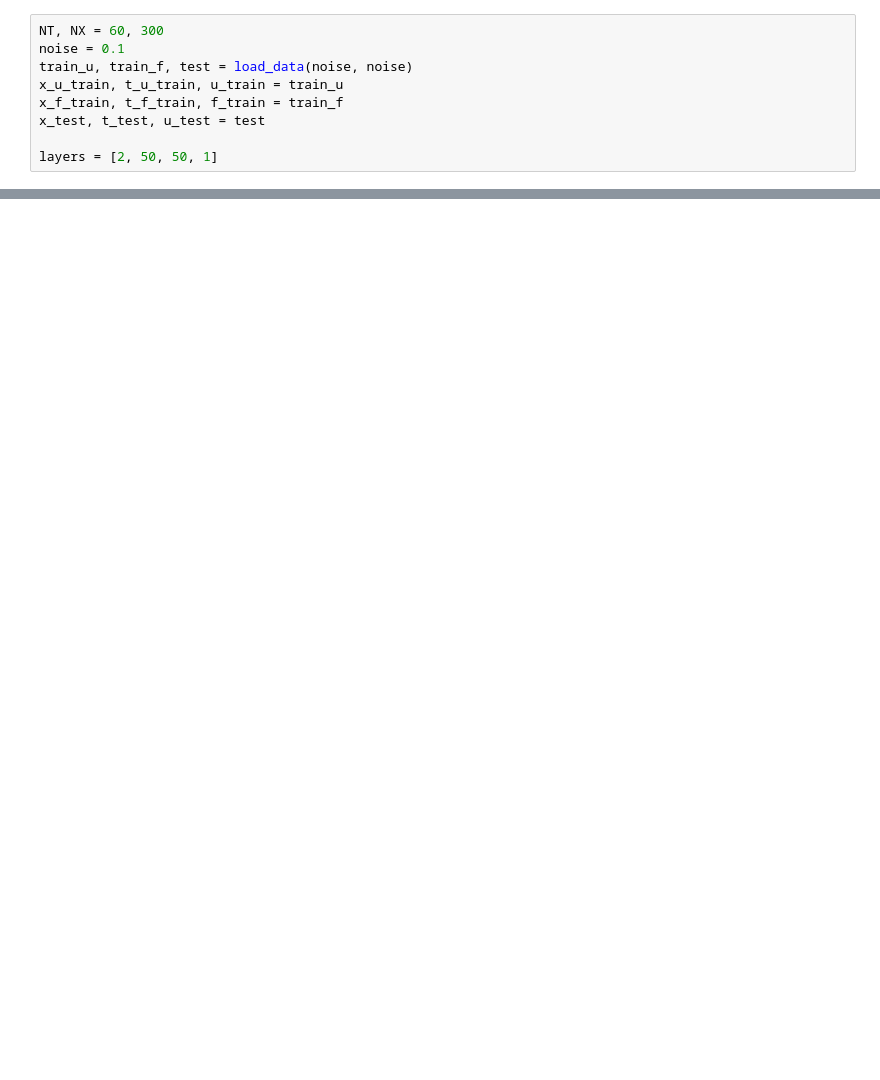
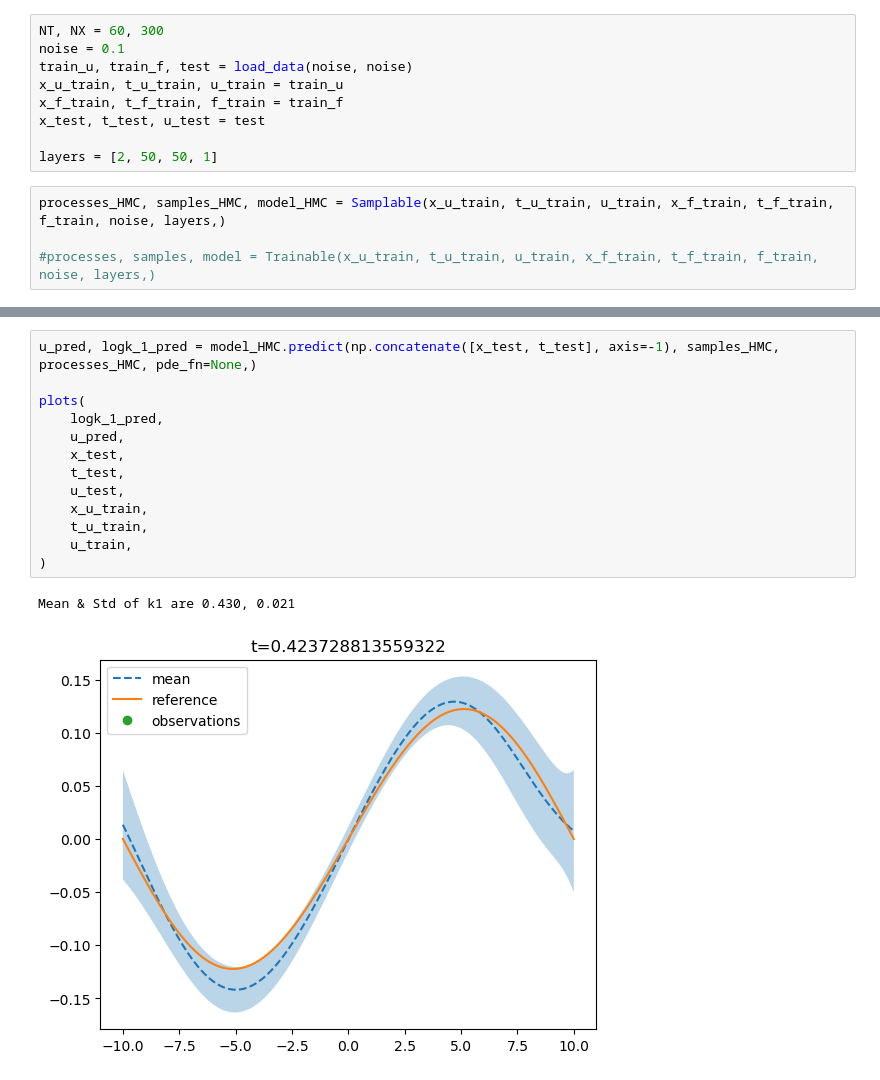
Before and after one commit to ZIB012/ComputationalStatistics, a Jupyter notebook: neuraluq-main/examples/Burger.ipynb, the cells around one changed output, grey strips where cells are left out. Cells and saved outputs as stored; diff of their text form; blank space fills up the shorter version.

```diff
--- a/neuraluq-main/examples/Burger.ipynb
+++ b/neuraluq-main/examples/Burger.ipynb
@@ -140,3 +183,7 @@ x_f_train, t_f_train, f_train = train_f
 x_test, t_test, u_test = test
 
 layers = [2, 50, 50, 1]
+# %%
+processes_HMC, samples_HMC, model_HMC = Samplable(x_u_train, t_u_train, u_train, x_f_train, t_f_train, f_train, noise, layers,)
+
+#processes, samples, model = Trainable(x_u_train, t_u_train, u_train, x_f_train, t_f_train, f_train, noise, layers,)
@@ -143,3 +202,19 @@ layers = [2, 50, 50, 1]
+# %%
+u_pred, logk_1_pred = model_HMC.predict(np.concatenate([x_test, t_test], axis=-1), samples_HMC, processes_HMC, pde_fn=None,)
+
+plots(
+    logk_1_pred,
+    u_pred,
+    x_test,
+    t_test,
+    u_test,
+    x_u_train,
+    t_u_train,
+    u_train,
+)
+# %% [output]
+Mean & Std of k1 are 0.430, 0.021
+[figure, added]
 # %%
 #processes, samples, model = Samplable(x_u_train, t_u_train, u_train, x_f_train, t_f_train, f_train, noise, layers,)
 
```
Also changed, not shown: parts of 6 cells of this notebook, 3 other files.
